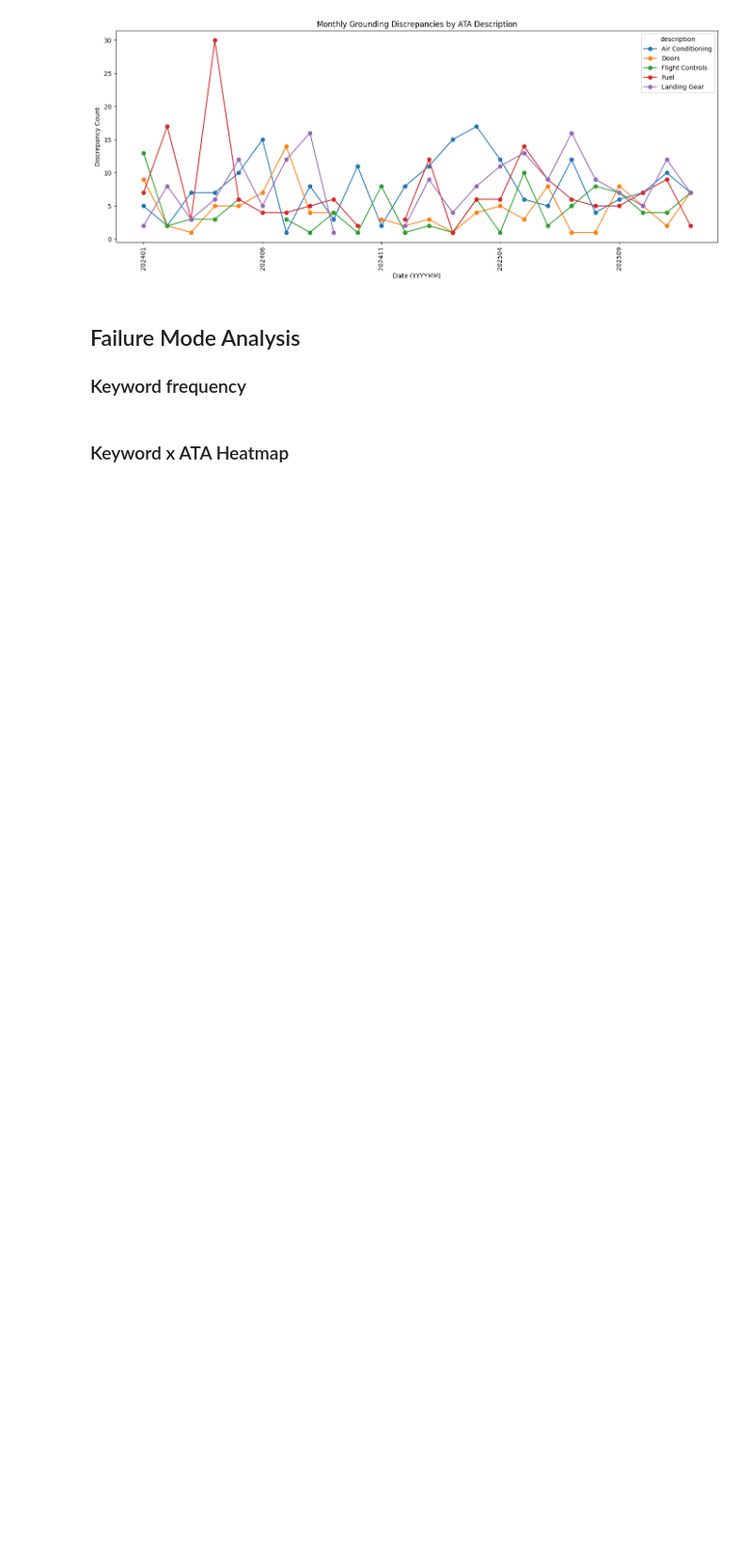
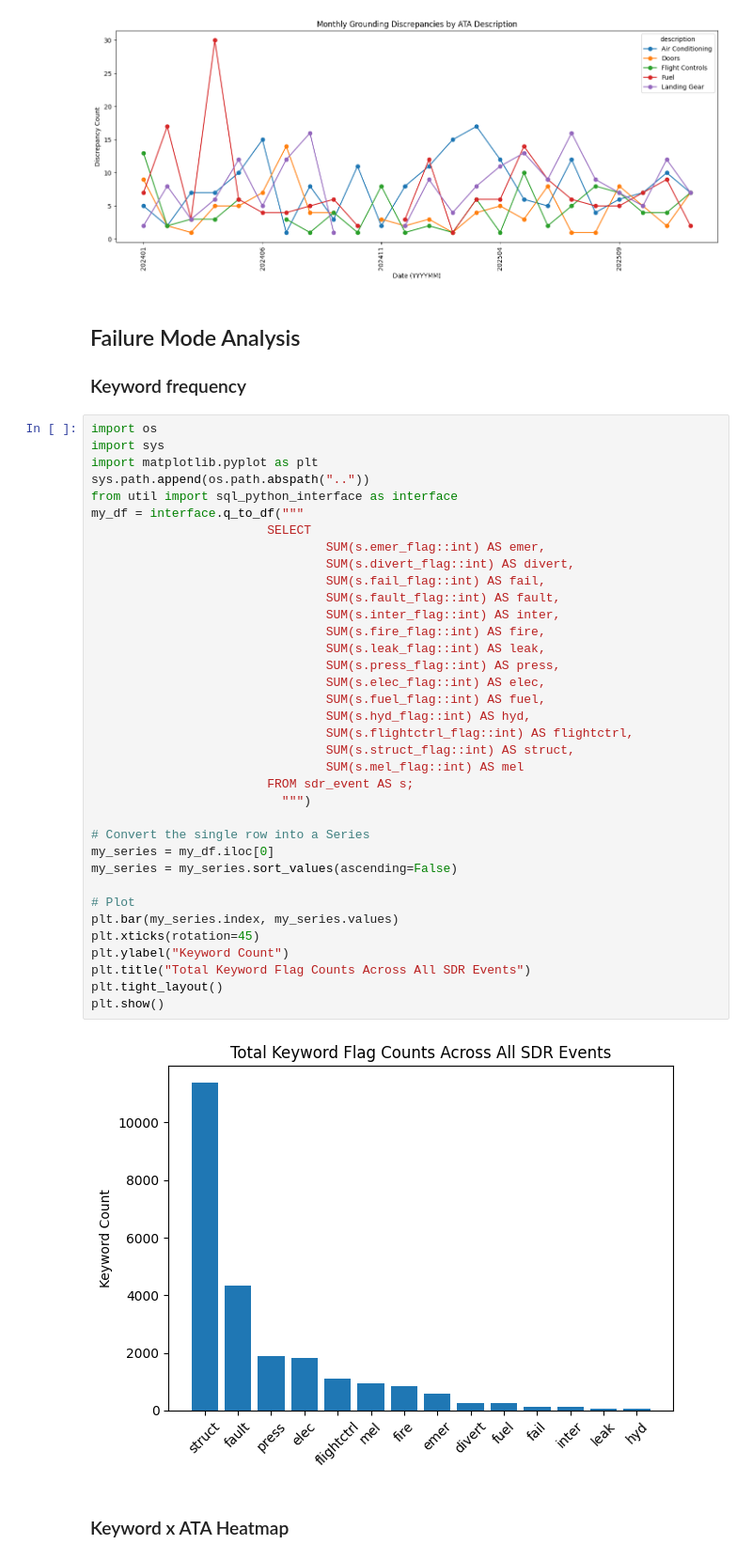
Before and after one commit to NorthrupRobert/737-800_SDR_Reliability_Analysis, a Jupyter notebook: _data_design_and_exploration/05_explore.ipynb, the cells around one changed output. Shown at 94% size. Cells and saved outputs as stored; diff of their text form; blank space fills up the shorter version.

```diff
--- a/_data_design_and_exploration/05_explore.ipynb
+++ b/_data_design_and_exploration/05_explore.ipynb
@@ -317,5 +317,43 @@ plt.show()
 # %% [markdown]
 ## Failure Mode Analysis
 ### Keyword frequency
+# %%
+import os
+import sys
+import matplotlib.pyplot as plt
+sys.path.append(os.path.abspath(".."))
+from util import sql_python_interface as interface
+my_df = interface.q_to_df("""
+                        SELECT
+                                SUM(s.emer_flag::int) AS emer,
+                                SUM(s.divert_flag::int) AS divert,
+                                SUM(s.fail_flag::int) AS fail,
+                                SUM(s.fault_flag::int) AS fault,
+                                SUM(s.inter_flag::int) AS inter,
+                                SUM(s.fire_flag::int) AS fire,
+                                SUM(s.leak_flag::int) AS leak,
+                                SUM(s.press_flag::int) AS press,
+                                SUM(s.elec_flag::int) AS elec,
+                                SUM(s.fuel_flag::int) AS fuel,
+                                SUM(s.hyd_flag::int) AS hyd,
+                                SUM(s.flightctrl_flag::int) AS flightctrl,
+                                SUM(s.struct_flag::int) AS struct,
+                                SUM(s.mel_flag::int) AS mel
+                        FROM sdr_event AS s;
+                          """)
+
+# Convert the single row into a Series
+my_series = my_df.iloc[0]
+my_series = my_series.sort_values(ascending=False)
+
+# Plot
+plt.bar(my_series.index, my_series.values)
+plt.xticks(rotation=45)
+plt.ylabel("Keyword Count")
+plt.title("Total Keyword Flag Counts Across All SDR Events")
+plt.tight_layout()
+plt.show()
+# %% [output]
+[figure, added]
 # %% [markdown]
 ### Keyword x ATA Heatmap
```
Also changed, not shown: parts of 4 cells of this notebook, 4 other files.
